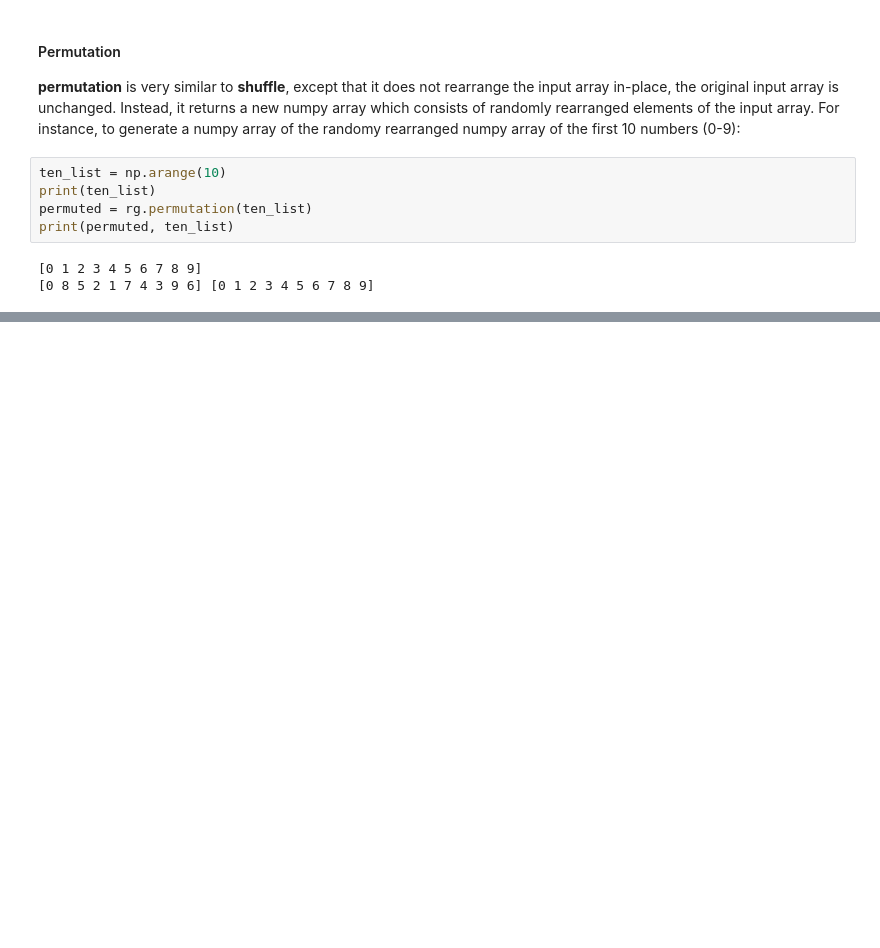
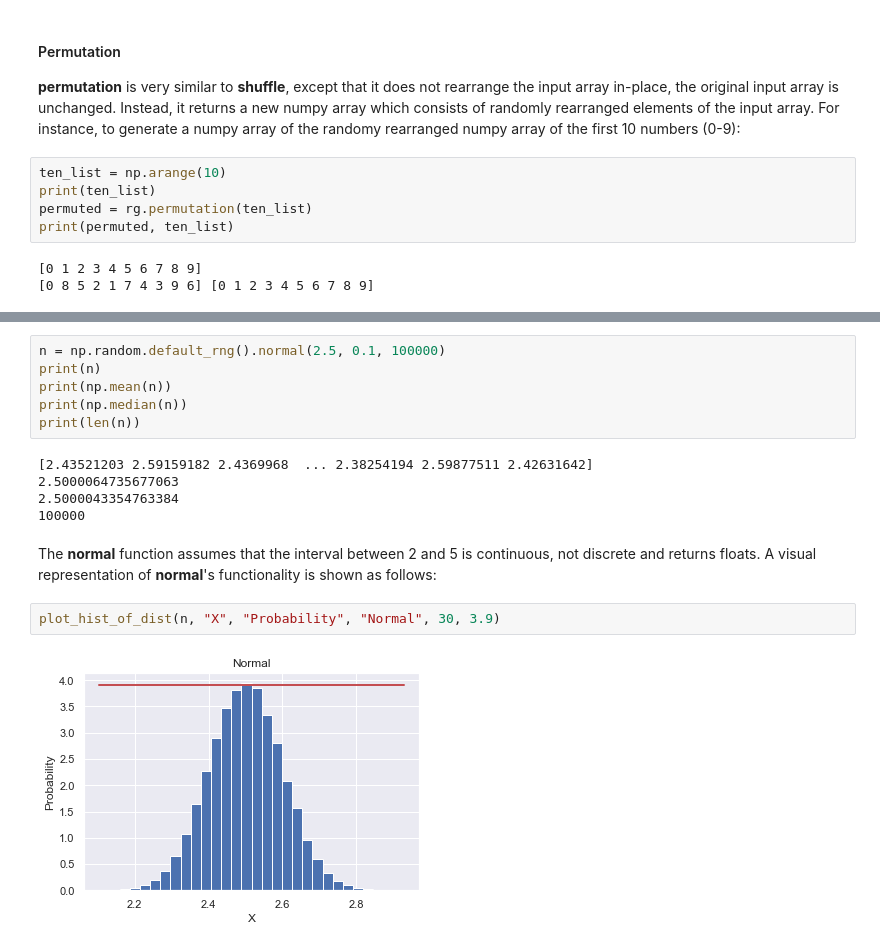
Before and after one commit to AlanQuille/ProgDA_Assignment, a Jupyter notebook: Programming for Data Analysis Assignment 2020.ipynb, the cells around one changed output, grey strips where cells are left out. Drawn from its saved outputs; the diff is of its cells as text; blank space fills up the shorter version.

```diff
--- a/Programming for Data Analysis Assignment 2020.ipynb
+++ b/Programming for Data Analysis Assignment 2020.ipynb
@@ -76,0 +142,18 @@ print(permuted, ten_list)
+# %%
+n = np.random.default_rng().normal(2.5, 0.1, 100000)
+print(n)
+print(np.mean(n))
+print(np.median(n))
+print(len(n))
+# %% [output]
+[2.43521203 2.59159182 2.4369968  ... 2.38254194 2.59877511 2.42631642]
+2.5000064735677063
+2.5000043354763384
+100000
+# %% [markdown]
+The **normal** function assumes that the interval between 2 and 5 is continuous, not discrete and returns floats.
+A visual representation of **normal**'s functionality is shown as follows:
+# %%
+plot_hist_of_dist(n, "X", "Probability", "Normal", 30, 3.9)
+# %% [output]
+[figure, added]
```
Also changed, not shown: parts of 24 cells of this notebook.
